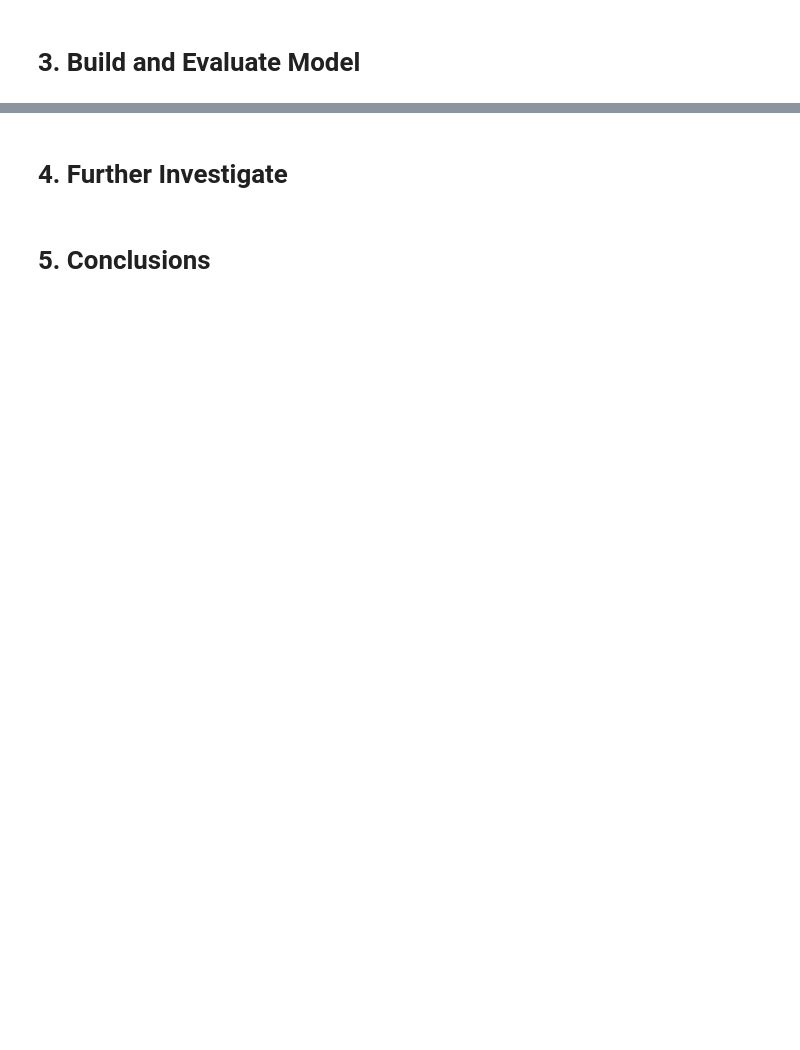
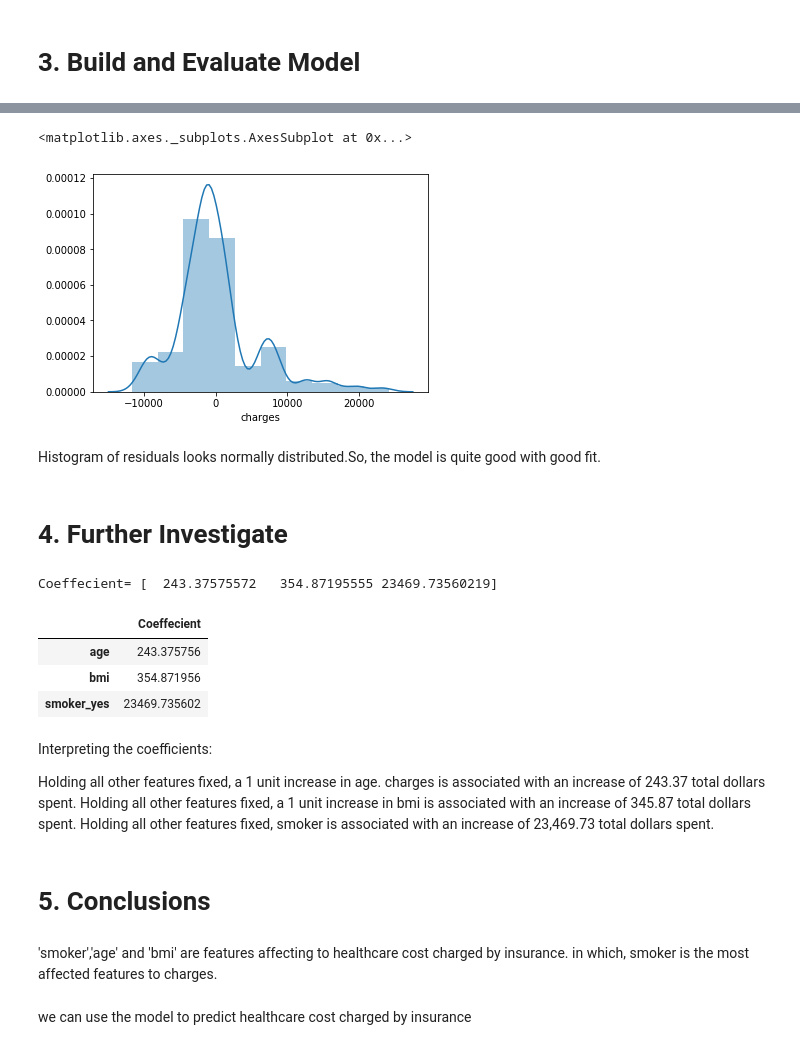
Before and after one commit to Phuongdung305bt/final-project, a Jupyter notebook: Final Project.ipynb, the cells around one changed output, grey strips where cells are left out. Drawn from its saved outputs; the diff is of its cells as text; code cells hidden in the pictures; blank space fills up the shorter version.

```diff
--- a/Final Project.ipynb
+++ b/Final Project.ipynb
@@ -133,2 +220,33 @@ sns.heatmap(cost.corr(), annot=True, cmap="YlGnBu", square=True)
+# %%
+residuals = y_test-y_test_predict
+sns.distplot(residuals,bins=10)
+# %% [output]
+<matplotlib.axes._subplots.AxesSubplot at 0x...>
+[figure, added]
+# %% [markdown]
+Histogram of residuals looks normally distributed.So, the model is quite good with good fit.
 # %% [markdown]
 # 4. Further Investigate
+# %%
+Coeffecient=print('Coeffecient=',charges.fit(x_train,y_train).coef_)
+# %% [output]
+Coeffecient= [  243.37575572   354.87195555 23469.73560219]
+# %%
+Coeffecient_dic = {
+    'Coeffecient': [  243.37575572,   354.87195555, 23469.73560219],
+}
+columns = ['Coeffecient']
+index = ['age', 'bmi','smoker_yes']
+df = pd.DataFrame(Coeffecient_dic, columns=columns, index=index)
+df
+# %% [output]
+|  | Coeffecient |
+| age | 243.375756 |
+| bmi | 354.871956 |
+| smoker_yes | 23469.735602 |
+# %% [markdown]
+Interpreting the coefficients:
+
+Holding all other features fixed, a 1 unit increase in age. charges is associated with an increase of 243.37 total dollars spent.
+Holding all other features fixed, a 1 unit increase in bmi is associated with an increase of 345.87 total dollars spent.
+Holding all other features fixed, smoker is associated with an increase of 23,469.73 total dollars spent.
@@ -135,2 +257,6 @@ sns.heatmap(cost.corr(), annot=True, cmap="YlGnBu", square=True)
 # %% [markdown]
 # 5. Conclusions
+# %% [markdown]
+'smoker','age' and 'bmi' are features affecting to healthcare cost charged by insurance. in which, smoker is the most affected features to charges.
+# %% [markdown]
+we can use the model to predict healthcare cost charged by insurance
```
Also changed, not shown: parts of 32 cells of this notebook.
